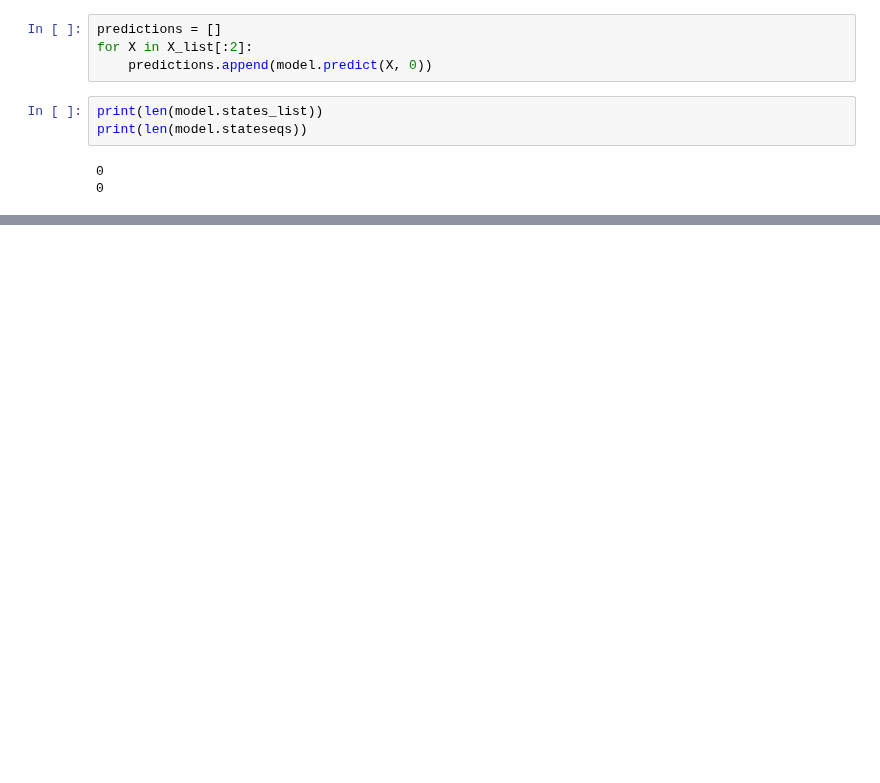
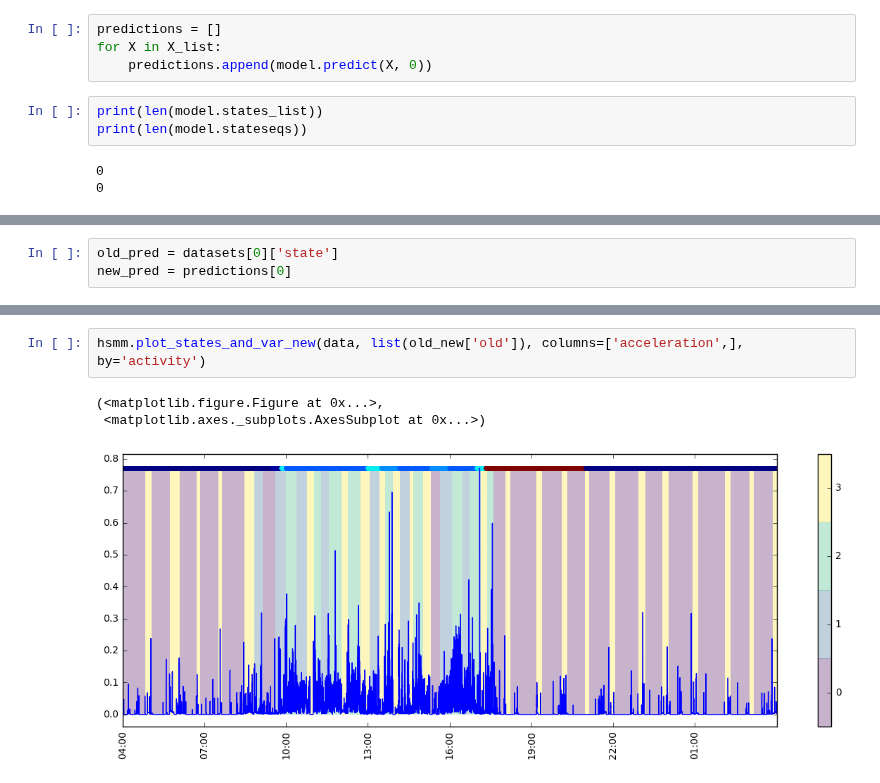
Before and after one commit to wadpac/hsmm4acc, a Jupyter notebook: notebooks/reuse_model.ipynb, the cells around one changed output, grey strips where cells are left out. Cells and saved outputs as stored; diff of their text form; blank space fills up the shorter version.

```diff
--- a/notebooks/reuse_model.ipynb
+++ b/notebooks/reuse_model.ipynb
@@ -55,6 +40,6 @@ model
 # %%
 predictions = []
-for X in X_list[:2]:
+for X in X_list:
     predictions.append(model.predict(X, 0))
 # %%
 print(len(model.states_list))
@@ -74,0 +50,3 @@ model.resample_parameters()
+# %%
+old_pred = datasets[0]['state']
+new_pred = predictions[0]
@@ -74,0 +77,6 @@ model.resample_parameters()
+# %%
+hsmm.plot_states_and_var_new(data, list(old_new['old']), columns=['acceleration',], by='activity')
+# %% [output]
+(<matplotlib.figure.Figure at 0x...>,
+ <matplotlib.axes._subplots.AxesSubplot at 0x...>)
+[figure, added]
```
Also changed, not shown: parts of 22 cells of this notebook, 1 other file.
